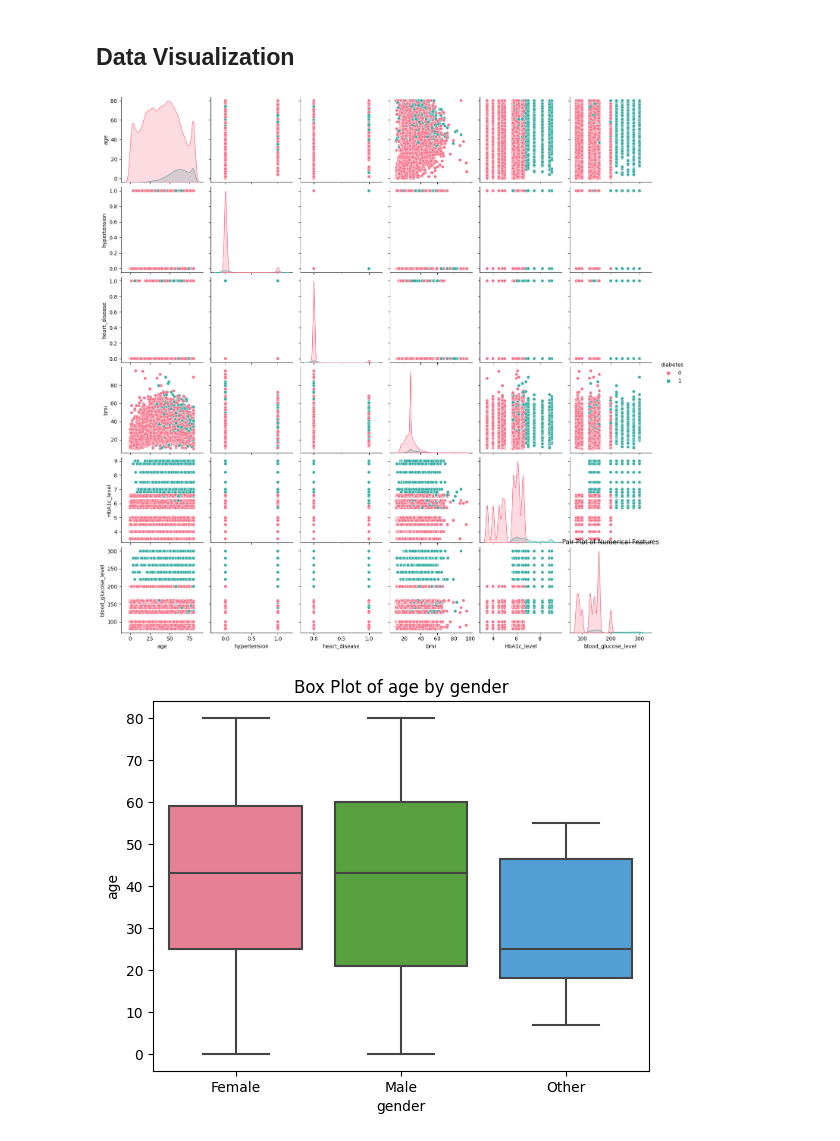
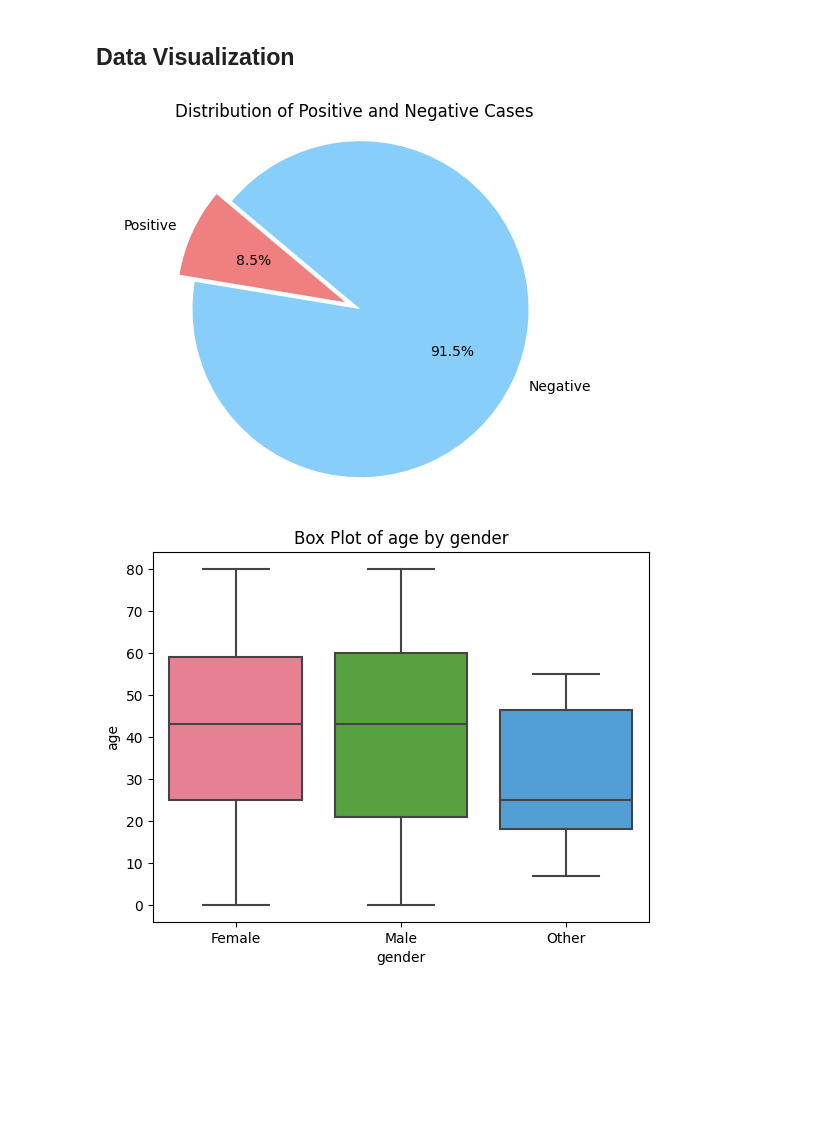
Before and after one commit to mayurd8862/Diabetes_Prediction_using_Logistic_Regression_from_scratch, a Jupyter notebook: new.ipynb, the cells around one changed output. Saved outputs shown, nothing was run; the diff lists cells and outputs as text; code cells hidden in the pictures; blank space fills up the shorter version.

Commit message:
added dist of pos and neg cases

```diff
--- a/new.ipynb
+++ b/new.ipynb
@@ -94,12 +94,34 @@ memory usage: 6.9+ MB
 # %% [markdown]
 ## Data Visualization
 # %%
-# Pair Plot for Numerical Features
-sns.pairplot(df, hue='diabetes', palette='husl')
-plt.title('Pair Plot of Numerical Features')
-plt.show()
+# # Pair Plot for Numerical Features
+# sns.pairplot(df, hue='diabetes', palette='husl')
+# plt.title('Pair Plot of Numerical Features')
+# plt.show()
-# %% [output]
-[figure, removed]
+# %%
+import matplotlib.pyplot as plt
+import pandas as pd
+
+# Calculate the counts of positive and negative cases
+positive_cases = (df['diabetes'] == 1).sum()
+negative_cases = (df['diabetes'] == 0).sum()
+
+# Create a pie chart
+labels = 'Positive', 'Negative'
+sizes = [positive_cases, negative_cases]
+colors = ['lightcoral', 'lightskyblue']
+explode = (0.1, 0)  # To explode the 1st slice (i.e., 'Positive')
+
+plt.pie(sizes, explode=explode, labels=labels, colors=colors, autopct='%1.1f%%', startangle=140)
+plt.axis('equal')  # Equal aspect ratio ensures that pie is drawn as a circle.
+
+# Add a title
+plt.title('Distribution of Positive and Negative Cases')
+
+# Display the pie chart
+plt.show()
+# %% [output]
+[figure, added]
 # %%
 import seaborn as sns
 import matplotlib.pyplot as plt
```
Also changed, not shown: parts of 3 cells of this notebook.
